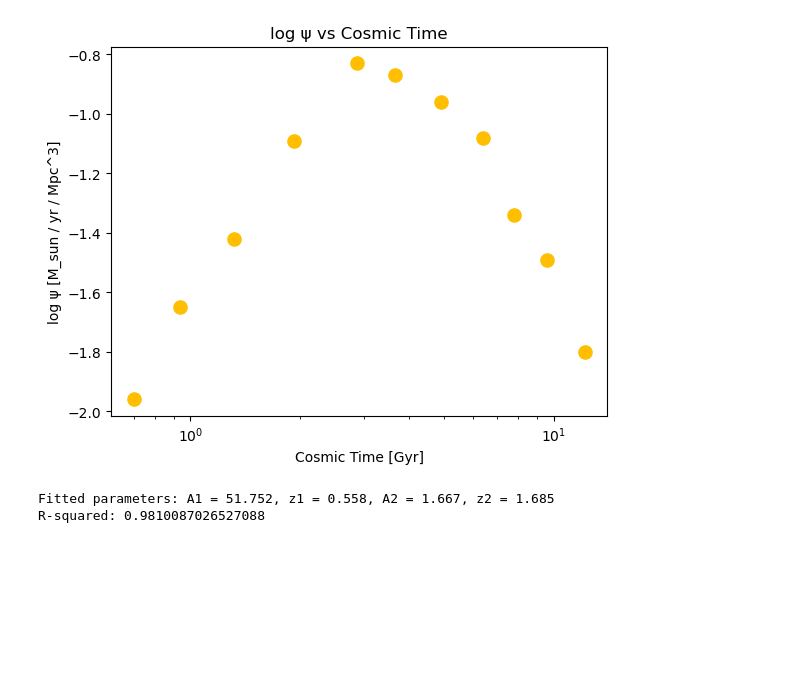
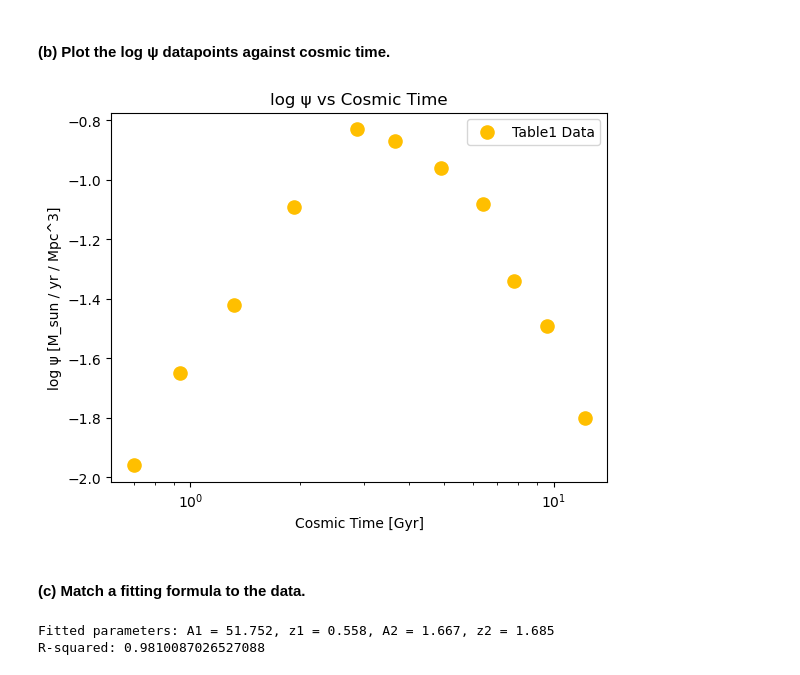
Before and after one commit to AstroSeha/SS2024, a Jupyter notebook: Galaxies and Cosmology/GNC_Exercise7_3.ipynb, the cells around one changed output. Cells and saved outputs as stored; diff of their text form; code cells hidden in the pictures; blank space fills up the shorter version.

```diff
--- a/Galaxies and Cosmology/GNC_Exercise7_3.ipynb
+++ b/Galaxies and Cosmology/GNC_Exercise7_3.ipynb
@@ -98,12 +79,15 @@ print(table1)
+# %% [markdown]
+#### (b) Plot the log ψ datapoints against cosmic time.
 # %%
-# (b) Plot the log ψ datapoints against cosmic time.
-
-plt.scatter(table1['cosmic_time'], table1['log_psi'], color='#FFBF00', s=90)
+plt.scatter(table1['cosmic_time'], table1['log_psi'], color='#FFBF00', s=90, label='Table1 Data')
 plt.xlabel('Cosmic Time [Gyr]')
 plt.ylabel('log ψ [M_sun / yr / Mpc^3]')
 plt.xscale('log')
 plt.title('log ψ vs Cosmic Time')
+plt.legend()
 plt.show()
 # %% [output]
-[figure, old version]
+[figure, new version]
+# %% [markdown]
+#### (c) Match a fitting formula to the data.
 # %%
```
Also changed, not shown: parts of 16 cells of this notebook.
